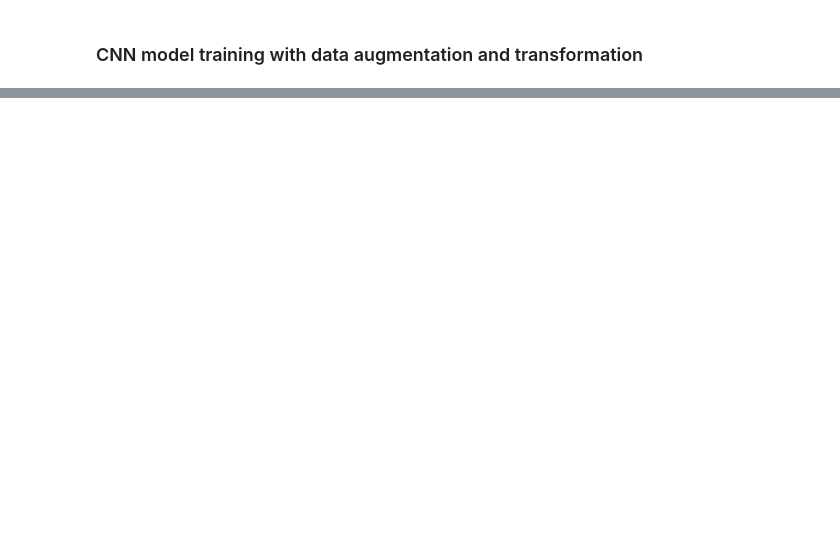
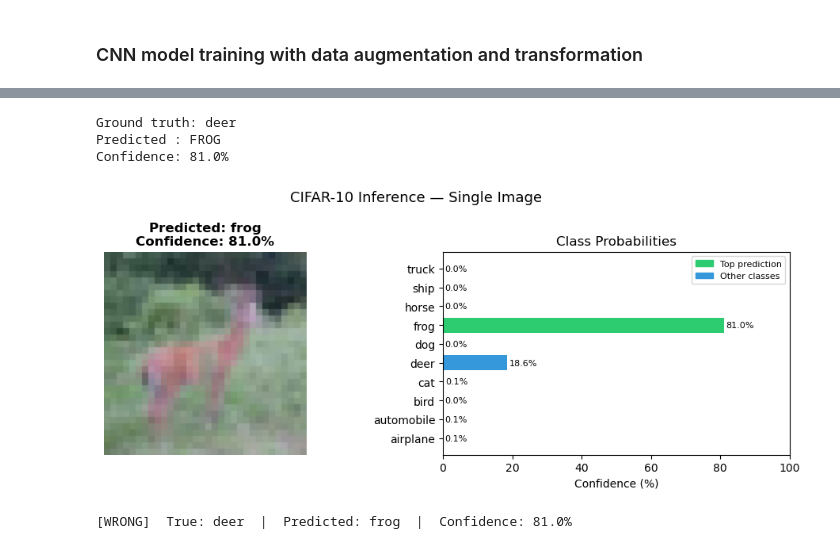
Before and after one commit to Efrazar/Bio-AI-foundations, a Jupyter notebook: Inside_Deep_Learning/03_CIFAR10_CNN_EZA.ipynb, the cells around one changed output, grey strips where cells are left out. Drawn from its saved outputs; the diff is of its cells as text; code cells hidden in the pictures; blank space fills up the shorter version.

Commit message:
Testing two trained CNN models, pooled vs augmented versions

```diff
--- a/Inside_Deep_Learning/03_CIFAR10_CNN_EZA.ipynb
+++ b/Inside_Deep_Learning/03_CIFAR10_CNN_EZA.ipynb
@@ -220,8 +191,12 @@ Sample loss  : 2.3003
 # %%
-cifar10_cnn_model_pooled = train_simple_network_EZA(model_cnn_pool,
+results_cifar10_pooled = train_simple_network_EZA(cifar10_cnn_model_pooled,
                                                     loss_func,
                                                     cifar10_train_loader,
                                                     test_loader=cifar10_test_loader,
                                                     score_funcs={'Accuracy': accuracy_score},
                                                     device=device,
-                                                    epochs=epochs)
+                                                    epochs=epochs,
+                                                    checkpoint_file="./checkpoints/cnn_base_final.tar",
+                                                    checkpoint_every_x=10,
+                                                    use_amp=True
+)
@@ -301,0 +329,6 @@ Before the code, this is critical. Your two models were trained on different inp
+# %%
+# Load CIFAR-10 Test Set (raw PIL images, no transforms) ──────────
+test_raw = torchvision.datasets.CIFAR10(
+    root='./data', train=False, download=True
+)
+print(f"Test set size: {len(test_raw)} images")
@@ -301,0 +339,11 @@ Before the code, this is critical. Your two models were trained on different inp
+# %%
+# LOAD THE MODEL
+
+model, checkpoint_info = load_model_EZA(
+    model      = cifar10_cnn_model_pooled,
+    checkpoint_path = "./checkpoints/cnn_base_final.tar",
+    device          = str(device)
+)
+
+print(f"\nKeys in checkpoint : {list(checkpoint_info.keys())}")
+print(f"Trained for epochs : 0 to {checkpoint_info['epoch']}")
@@ -301,0 +358,23 @@ Before the code, this is critical. Your two models were trained on different inp
+# %%
+# TEST A: Single image from the CIFAR-10 test set ─────────────────
+IMAGE_INDEX = 4443   # change this (0–9999) to test different images
+
+img_pil, true_label = test_raw[IMAGE_INDEX]
+true_class = CIFAR10_CLASSES[true_label]
+print(f"Ground truth: {true_class}")
+
+pred_class, confidence, probs = predict_single_image_EZA(
+    image_input = img_pil,
+    model       = model,
+    device      = str(device),
+    show_plot   = True
+)
+
+result_emoji = "CORRECT" if pred_class == true_class else "WRONG"
+print(f"\n[{result_emoji}]  True: {true_class}  |  Predicted: {pred_class}  |  Confidence: {confidence:.1f}%")
+# %% [output]
+Ground truth: deer
+Predicted : FROG
+Confidence: 81.0%
+[figure, added]
+[WRONG]  True: deer  |  Predicted: frog  |  Confidence: 81.0%
```
Also changed, not shown: parts of 29 cells of this notebook, 5 other files.
